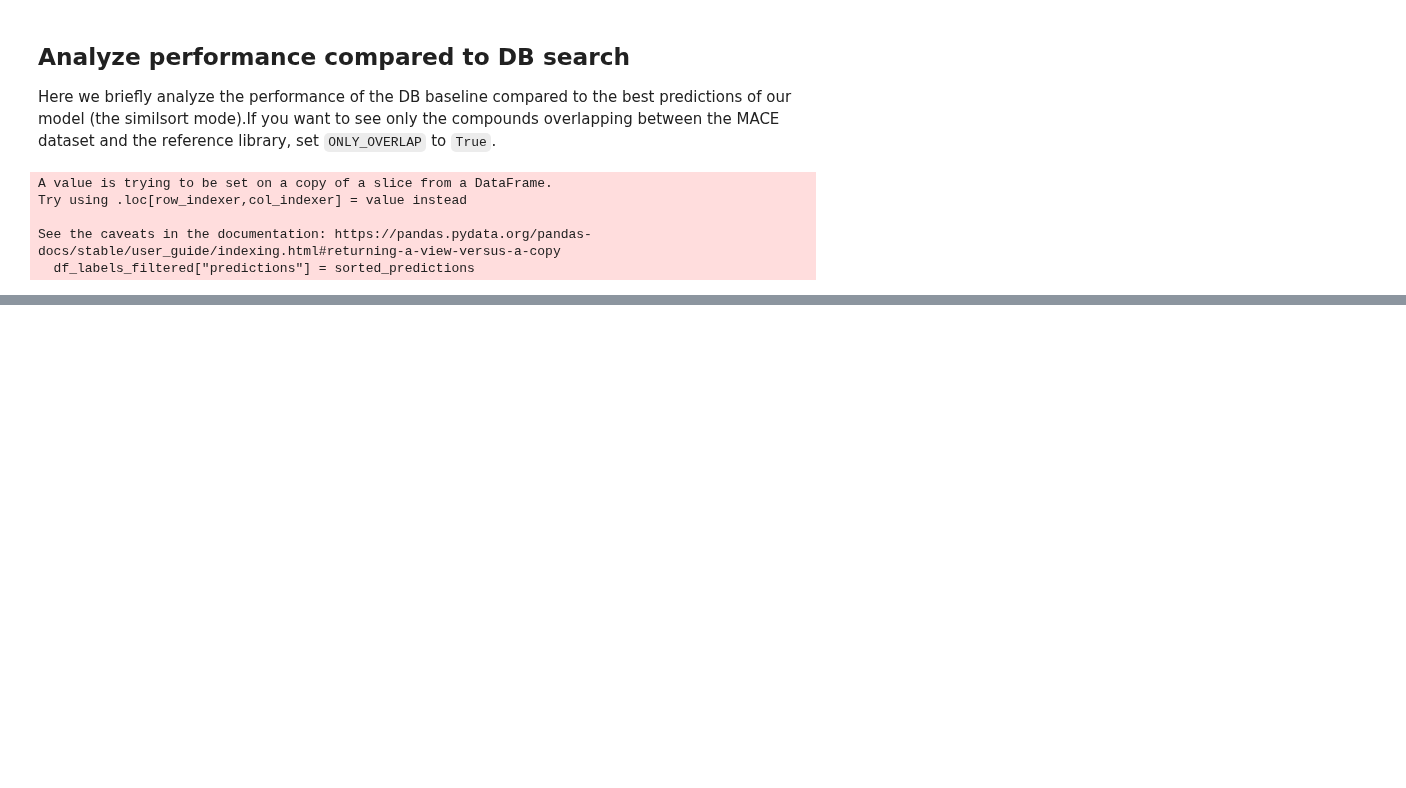
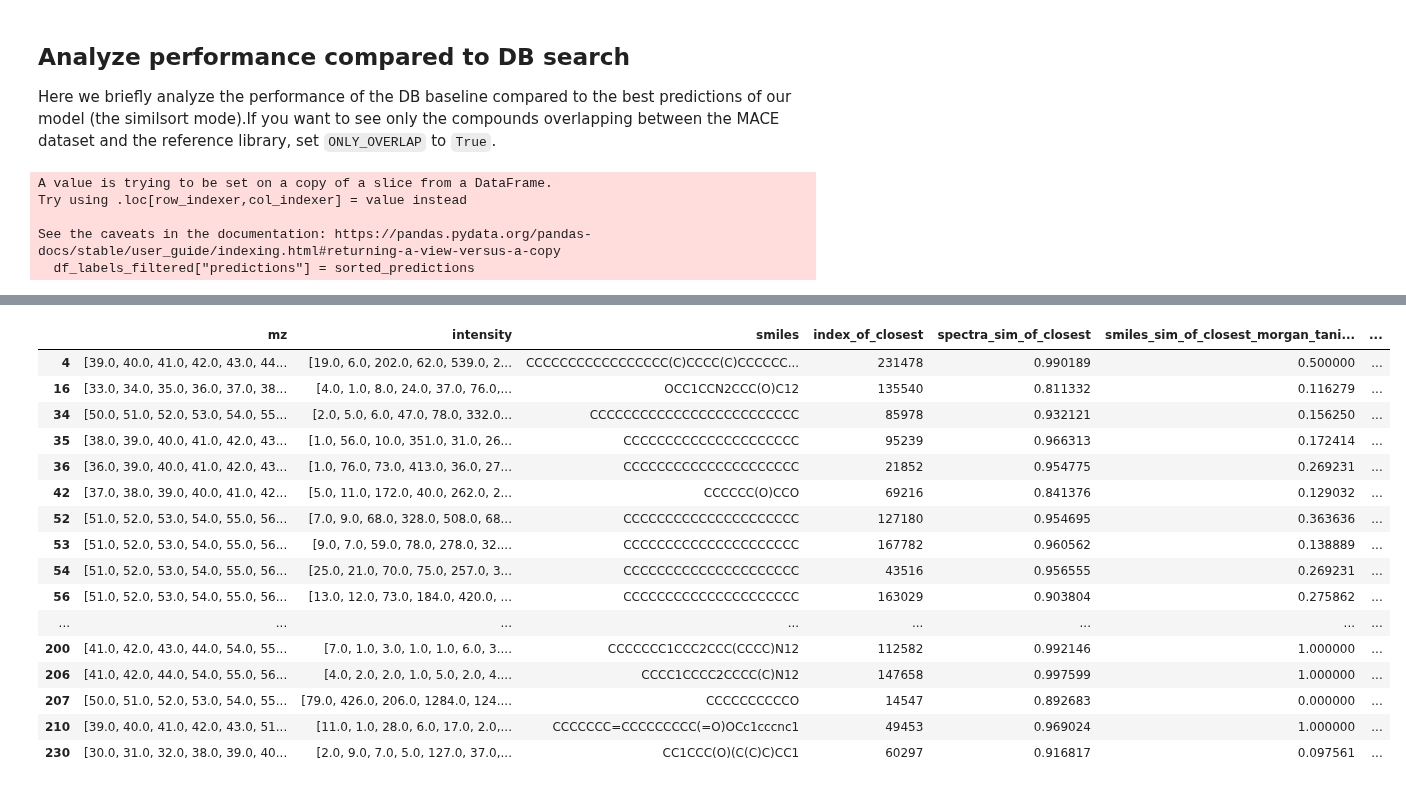
Before and after one commit to hejjack/SpecTRUM, a Jupyter notebook: clean_paper/notebooks/6_inference_on_open_data.ipynb, the cells around one changed output, grey strips where cells are left out. Drawn from its saved outputs; the diff is of its cells as text; code cells hidden in the pictures; blank space fills up the shorter version.

```diff
--- a/clean_paper/notebooks/6_inference_on_open_data.ipynb
+++ b/clean_paper/notebooks/6_inference_on_open_data.ipynb
@@ -385,0 +376,20 @@ GT smiles: CCCCCCCCCCCCCCOC(O)C(C)CC(C)CCCCCCCCCCCCC
+# %%
+df_labels_filtered_overlapped
+# %% [output]
+|  | mz | intensity | smiles | index_of_closest | spectra_sim_of_closest | smiles_sim_of_closest_morgan_tani... | ... |
+| 4 | [39.0, 40.0, 41.0, 42.0, 43.0, 44... | [19.0, 6.0, 202.0, 62.0, 539.0, 2... | CCCCCCCCCCCCCCCCC(C)CCCC(C)CCCCCC... | 231478 | 0.990189 | 0.500000 | ... |
+| 16 | [33.0, 34.0, 35.0, 36.0, 37.0, 38... | [4.0, 1.0, 8.0, 24.0, 37.0, 76.0,... | OCC1CCN2CCC(O)C12 | 135540 | 0.811332 | 0.116279 | ... |
+| 34 | [50.0, 51.0, 52.0, 53.0, 54.0, 55... | [2.0, 5.0, 6.0, 47.0, 78.0, 332.0... | CCCCCCCCCCCCCCCCCCCCCCCCC | 85978 | 0.932121 | 0.156250 | ... |
+| 35 | [38.0, 39.0, 40.0, 41.0, 42.0, 43... | [1.0, 56.0, 10.0, 351.0, 31.0, 26... | CCCCCCCCCCCCCCCCCCCCC | 95239 | 0.966313 | 0.172414 | ... |
+| 36 | [36.0, 39.0, 40.0, 41.0, 42.0, 43... | [1.0, 76.0, 73.0, 413.0, 36.0, 27... | CCCCCCCCCCCCCCCCCCCCC | 21852 | 0.954775 | 0.269231 | ... |
+| 42 | [37.0, 38.0, 39.0, 40.0, 41.0, 42... | [5.0, 11.0, 172.0, 40.0, 262.0, 2... | CCCCCC(O)CCO | 69216 | 0.841376 | 0.129032 | ... |
+| 52 | [51.0, 52.0, 53.0, 54.0, 55.0, 56... | [7.0, 9.0, 68.0, 328.0, 508.0, 68... | CCCCCCCCCCCCCCCCCCCCC | 127180 | 0.954695 | 0.363636 | ... |
+| 53 | [51.0, 52.0, 53.0, 54.0, 55.0, 56... | [9.0, 7.0, 59.0, 78.0, 278.0, 32.... | CCCCCCCCCCCCCCCCCCCCC | 167782 | 0.960562 | 0.138889 | ... |
+| 54 | [51.0, 52.0, 53.0, 54.0, 55.0, 56... | [25.0, 21.0, 70.0, 75.0, 257.0, 3... | CCCCCCCCCCCCCCCCCCCCC | 43516 | 0.956555 | 0.269231 | ... |
+| 56 | [51.0, 52.0, 53.0, 54.0, 55.0, 56... | [13.0, 12.0, 73.0, 184.0, 420.0, ... | CCCCCCCCCCCCCCCCCCCCC | 163029 | 0.903804 | 0.275862 | ... |
+| ... | ... | ... | ... | ... | ... | ... | ... |
+| 200 | [41.0, 42.0, 43.0, 44.0, 54.0, 55... | [7.0, 1.0, 3.0, 1.0, 1.0, 6.0, 3.... | CCCCCCC1CCC2CCC(CCCC)N12 | 112582 | 0.992146 | 1.000000 | ... |
+| 206 | [41.0, 42.0, 44.0, 54.0, 55.0, 56... | [4.0, 2.0, 2.0, 1.0, 5.0, 2.0, 4.... | CCCC1CCCC2CCCC(C)N12 | 147658 | 0.997599 | 1.000000 | ... |
+| 207 | [50.0, 51.0, 52.0, 53.0, 54.0, 55... | [79.0, 426.0, 206.0, 1284.0, 124.... | CCCCCCCCCCO | 14547 | 0.892683 | 0.000000 | ... |
+| 210 | [39.0, 40.0, 41.0, 42.0, 43.0, 51... | [11.0, 1.0, 28.0, 6.0, 17.0, 2.0,... | CCCCCCC=CCCCCCCCC(=O)OCc1cccnc1 | 49453 | 0.969024 | 1.000000 | ... |
+| 230 | [30.0, 31.0, 32.0, 38.0, 39.0, 40... | [2.0, 9.0, 7.0, 5.0, 127.0, 37.0,... | CC1CCC(O)(C(C)C)CC1 | 60297 | 0.916817 | 0.097561 | ... |
```
Also changed, not shown: parts of 6 cells of this notebook, 2 other files.
